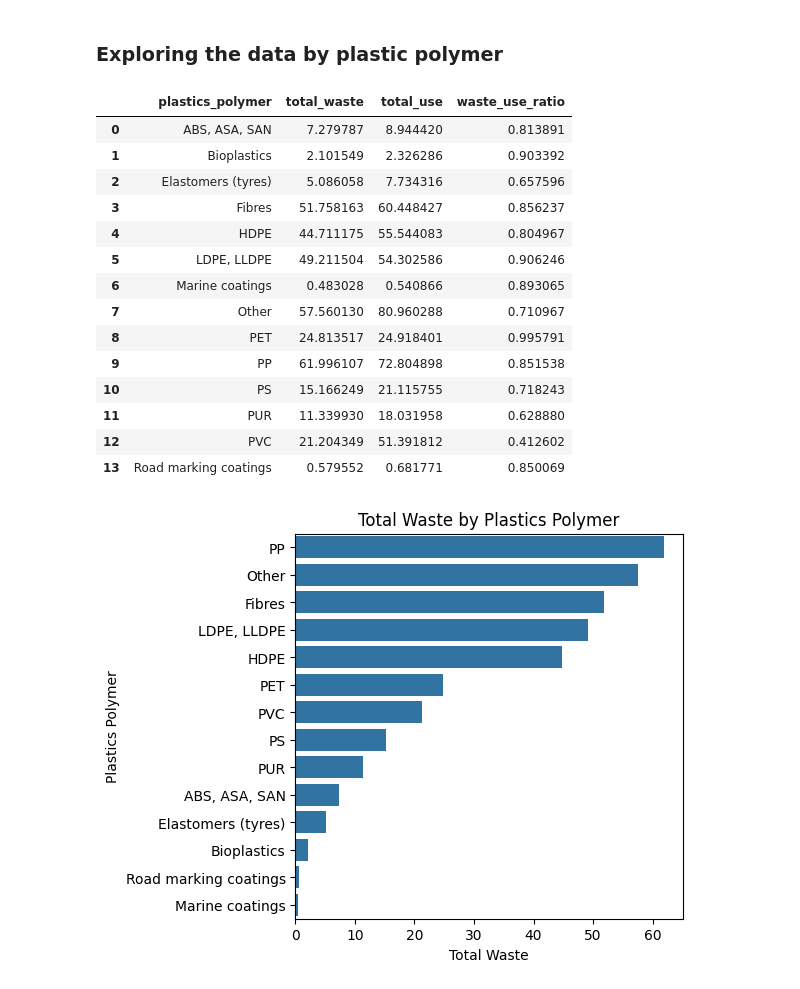
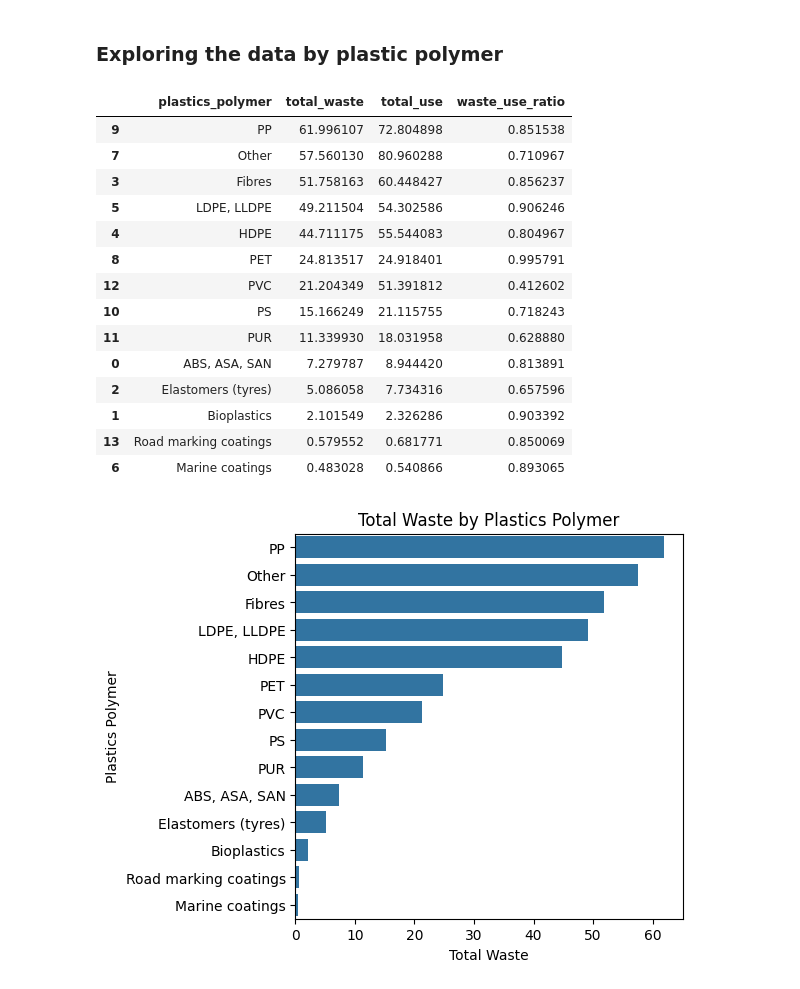
Before and after one commit to alinajohanna/mid_project_plastic, a Jupyter notebook: notebooks/eda_plastic_pollution_2019.ipynb, the cells around one changed output. Cells and saved outputs as stored; diff of their text form; code cells hidden in the pictures.

```diff
--- a/notebooks/eda_plastic_pollution_2019.ipynb
+++ b/notebooks/eda_plastic_pollution_2019.ipynb
@@ -87,23 +94,23 @@ plt.show()
 # %%
 df_polymer = df.groupby('plastics_polymer').agg({'total_waste':'sum', 'total_use':'sum'}).reset_index()
 df_polymer['waste_use_ratio'] = df_polymer['total_waste']/ df_polymer['total_use']
-df_polymer
+df_polymer.sort_values(by='total_waste', ascending=False)
 # %% [output]
 |  | plastics_polymer | total_waste | total_use | waste_use_ratio |
-| 0 | ABS, ASA, SAN | 7.279787 | 8.944420 | 0.813891 |
-| 1 | Bioplastics | 2.101549 | 2.326286 | 0.903392 |
-| 2 | Elastomers (tyres) | 5.086058 | 7.734316 | 0.657596 |
+| 9 | PP | 61.996107 | 72.804898 | 0.851538 |
+| 7 | Other | 57.560130 | 80.960288 | 0.710967 |
 | 3 | Fibres | 51.758163 | 60.448427 | 0.856237 |
+| 5 | LDPE, LLDPE | 49.211504 | 54.302586 | 0.906246 |
 | 4 | HDPE | 44.711175 | 55.544083 | 0.804967 |
-| 5 | LDPE, LLDPE | 49.211504 | 54.302586 | 0.906246 |
-| 6 | Marine coatings | 0.483028 | 0.540866 | 0.893065 |
-| 7 | Other | 57.560130 | 80.960288 | 0.710967 |
 | 8 | PET | 24.813517 | 24.918401 | 0.995791 |
-| 9 | PP | 61.996107 | 72.804898 | 0.851538 |
+| 12 | PVC | 21.204349 | 51.391812 | 0.412602 |
 | 10 | PS | 15.166249 | 21.115755 | 0.718243 |
 | 11 | PUR | 11.339930 | 18.031958 | 0.628880 |
-| 12 | PVC | 21.204349 | 51.391812 | 0.412602 |
+| 0 | ABS, ASA, SAN | 7.279787 | 8.944420 | 0.813891 |
+| 2 | Elastomers (tyres) | 5.086058 | 7.734316 | 0.657596 |
+| 1 | Bioplastics | 2.101549 | 2.326286 | 0.903392 |
 | 13 | Road marking coatings | 0.579552 | 0.681771 | 0.850069 |
+| 6 | Marine coatings | 0.483028 | 0.540866 | 0.893065 |
 # %%
 fig, ax = plt.subplots(figsize=(5,5))
 sns.barplot(df_polymer, x='total_waste', y='plastics_polymer', order=df_polymer.sort_values('total_waste', ascending=False)['plastics_polymer'])
```
Also changed, not shown: parts of 11 cells of this notebook, 3 other files.
